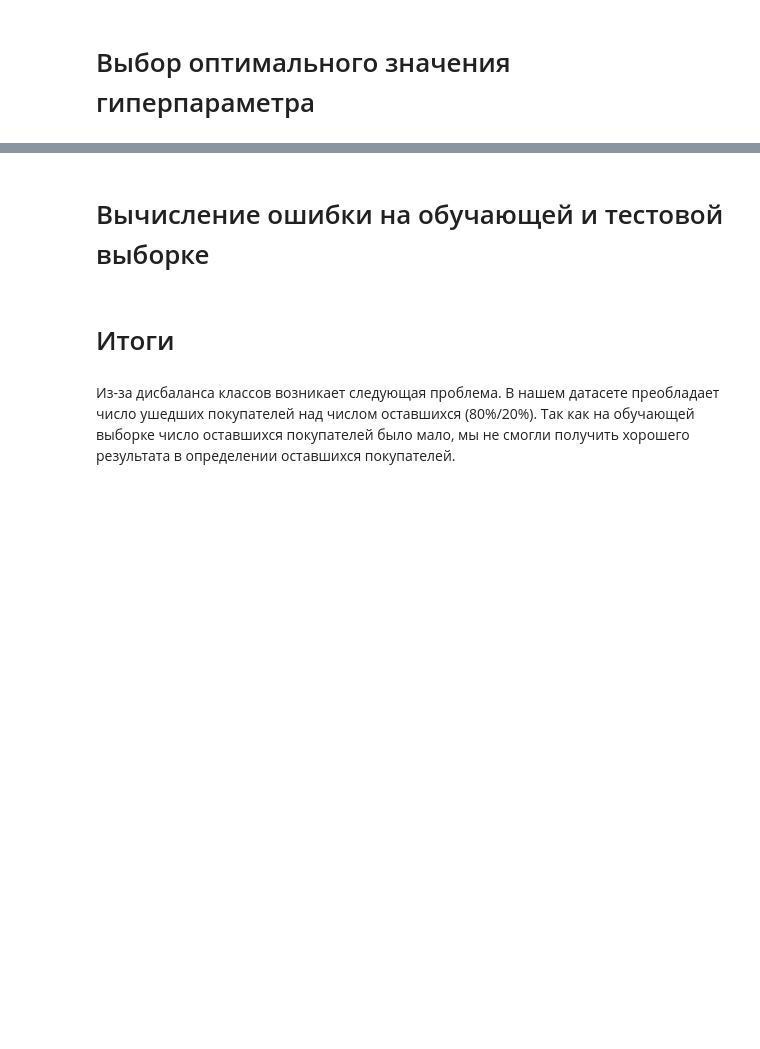
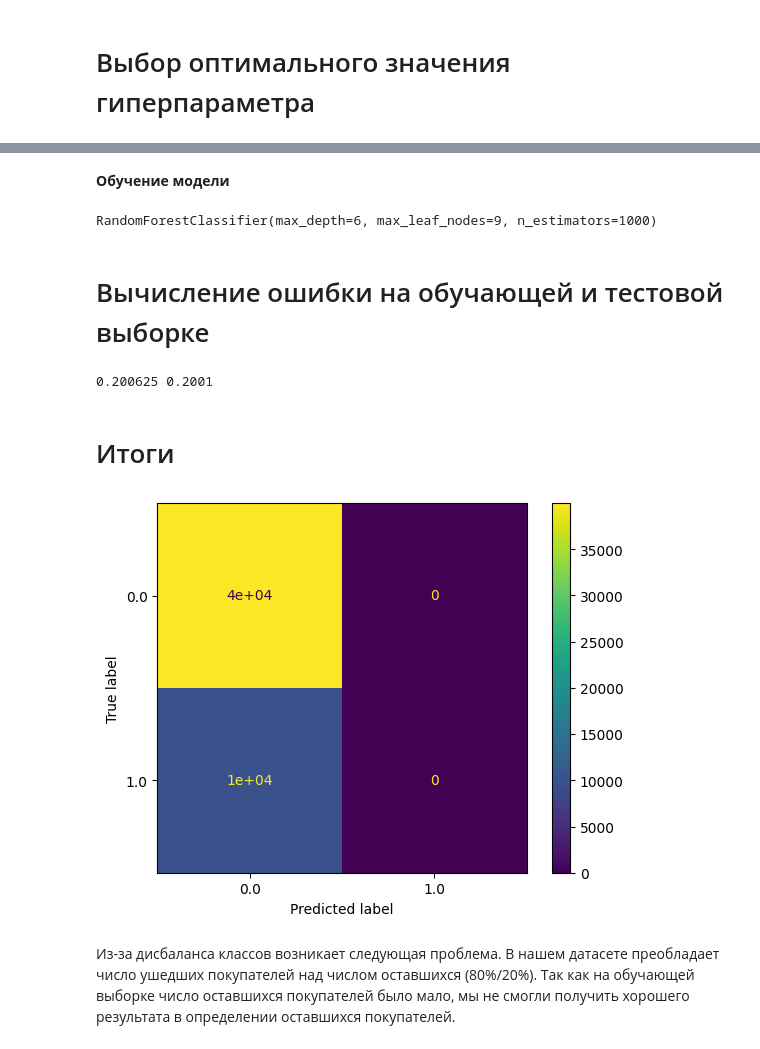
Before and after one commit to AnnaKul5/Machine-learning-and-data-analysis, a Jupyter notebook: MachineLearningLab1.ipynb, the cells around one changed output, grey strips where cells are left out. Drawn from its saved outputs; the diff is of its cells as text; code cells hidden in the pictures; blank space fills up the shorter version.

```diff
--- a/MachineLearningLab1.ipynb
+++ b/MachineLearningLab1.ipynb
@@ -410,17 +416,28 @@ print(depth, max_leaf_nodes)
+# %% [markdown]
+**Обучение модели**
+# %%
+rfst = ensemble.RandomForestClassifier(max_depth = depth,max_leaf_nodes = max_leaf_nodes,n_estimators = 1000)
+rfst.fit(X_train, y_train)
+# %% [output]
+RandomForestClassifier(max_depth=6, max_leaf_nodes=9, n_estimators=1000)
 # %% [markdown]
 # Вычисление ошибки на обучающей и тестовой выборке
 # %%
-err_train = np.mean(y_train != rf.predict(X_train))
-err_test  = np.mean(y_test  != rf.predict(X_test))
+err_train = np.mean(y_train != rfst.predict(X_train))
+err_test  = np.mean(y_test  != rfst.predict(X_test))
 
 print(err_train, err_test)
+# %% [output]
+0.200625 0.2001
 # %% [markdown]
 # Итоги
 # %%
 from sklearn.metrics import confusion_matrix, ConfusionMatrixDisplay
-cm = confusion_matrix(y_test, rf.predict(X_test))
-disp = ConfusionMatrixDisplay(confusion_matrix = cm, display_labels = rf.classes_)
+cm = confusion_matrix(y_test, rfst.predict(X_test))
+disp = ConfusionMatrixDisplay(confusion_matrix = cm, display_labels = rfst.classes_)
 disp.plot()
 plt.show()
+# %% [output]
+[figure, added]
 # %% [markdown]
 Из-за дисбаланса классов возникает следующая проблема. В нашем датасете преобладает число ушедших покупателей над числом оставшихся (80%/20%). Так как на обучающей выборке число оставшихся покупателей было мало, мы не смогли получить хорошего результата в определении оставшихся покупателей.
```
Also changed, not shown: parts of 3 cells of this notebook.
